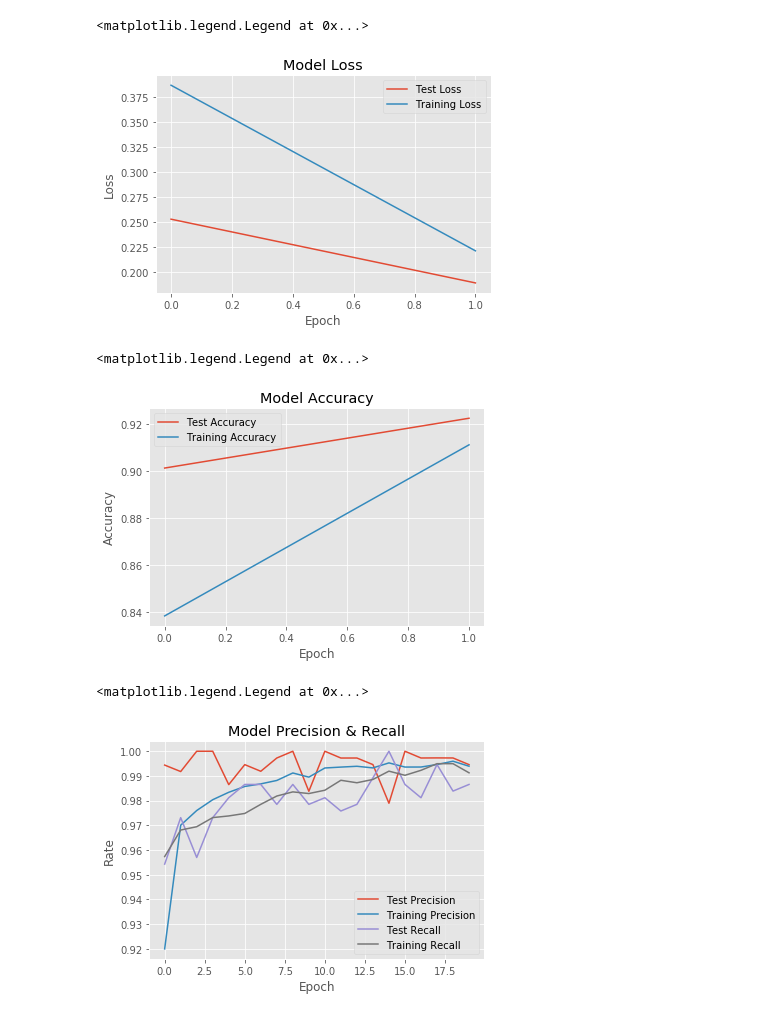
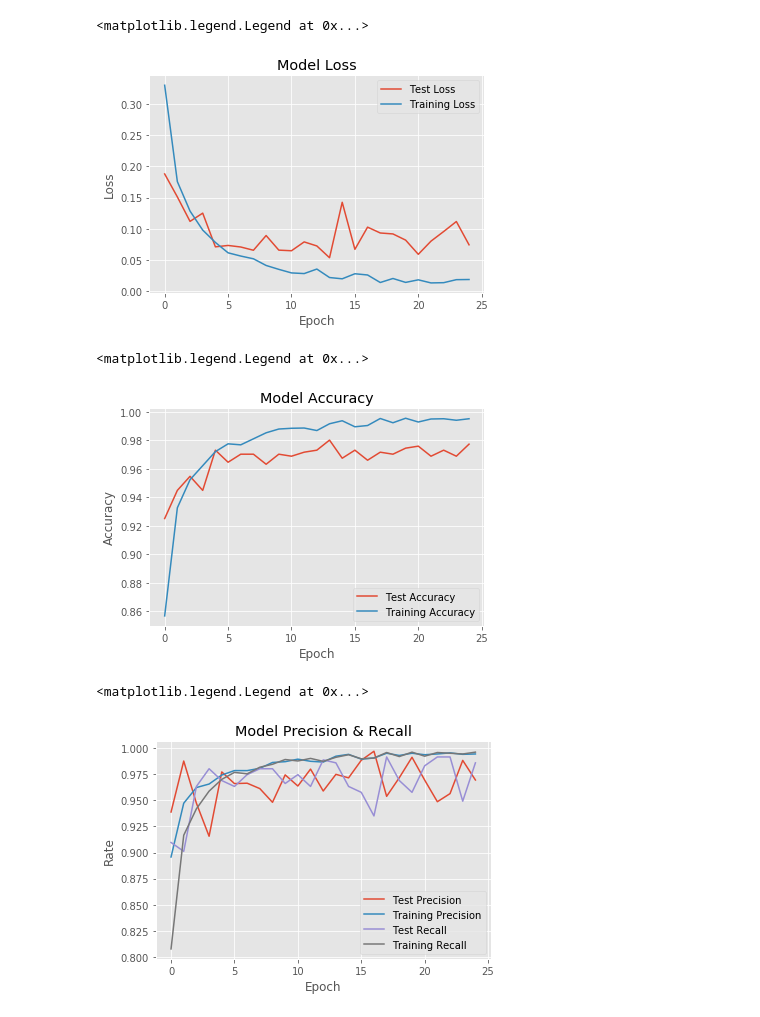
Before and after one commit to reiffd7/line_remover_, a Jupyter notebook: notebooks/model_performance_graph.ipynb, the cells around one changed output. Saved outputs shown, nothing was run; the diff lists cells and outputs as text; code cells hidden in the pictures.

```diff
--- a/notebooks/model_performance_graph.ipynb
+++ b/notebooks/model_performance_graph.ipynb
@@ -4,6 +4,6 @@ import matplotlib.pyplot as plt
 import pandas as pd
 plt.style.use('ggplot')
 # %%
-data = pd.read_csv('../models/model_history/CNN_E2_Batch32_Filters32_Neurons32_Actrelu.csv')
+data = pd.read_csv('../models/model_history/CNN_E25_Batch32_Filters64_Neurons64_Actrelu.csv')
 # %%
 # data1 = pd.read_csv('../models/model_history/First.txt', sep=",", header=None)
@@ -23,7 +39,7 @@ ax.set_title('Model Loss')
 ax.legend()
 # %% [output]
 <matplotlib.legend.Legend at 0x...>
-[figure, old version]
+[figure, new version]
 # %%
 fig, ax = plt.subplots(1, 1)
 ax.plot(data['val_accuracy'], label = 'Test Accuracy')
@@ -34,17 +50,17 @@ ax.set_title('Model Accuracy')
 ax.legend()
 # %% [output]
 <matplotlib.legend.Legend at 0x...>
-[figure, old version]
+[figure, new version]
 # %%
 fig, ax = plt.subplots(1, 1)
-ax.plot(data['val_precision'], label = 'Test Precision')
-ax.plot(data['precision'], label = 'Training Precision')
-ax.plot(data['val_recall'], label = 'Test Recall')
-ax.plot(data['recall'], label = 'Training Recall')
+ax.plot(data['val_precision_1'], label = 'Test Precision')
+ax.plot(data['precision_1'], label = 'Training Precision')
+ax.plot(data['val_recall_1'], label = 'Test Recall')
+ax.plot(data['recall_1'], label = 'Training Recall')
 ax.set_xlabel('Epoch')
 ax.set_ylabel('Rate')
 ax.set_title('Model Precision & Recall')
 ax.legend()
 # %% [output]
 <matplotlib.legend.Legend at 0x...>
-[figure, old version]
+[figure, new version]
```
Also changed, not shown: parts of 2 cells of this notebook, 2 other files.
